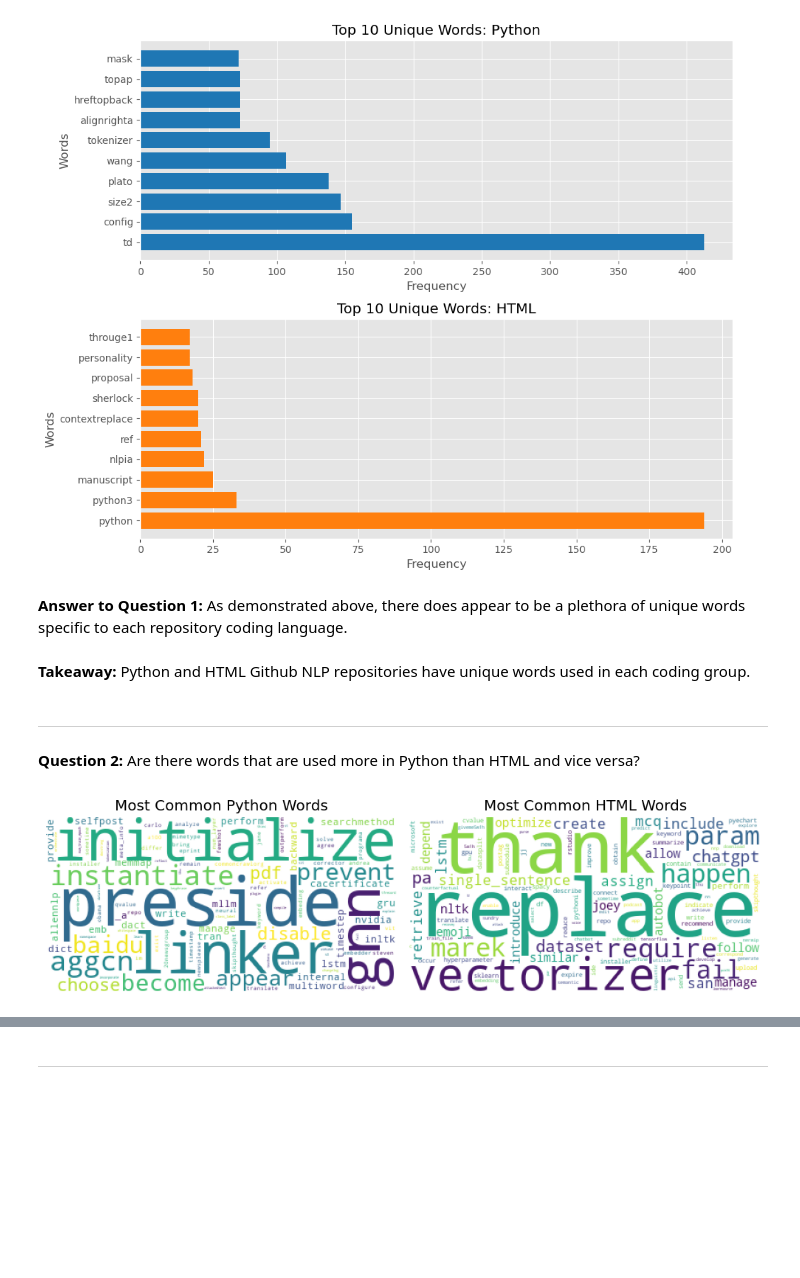
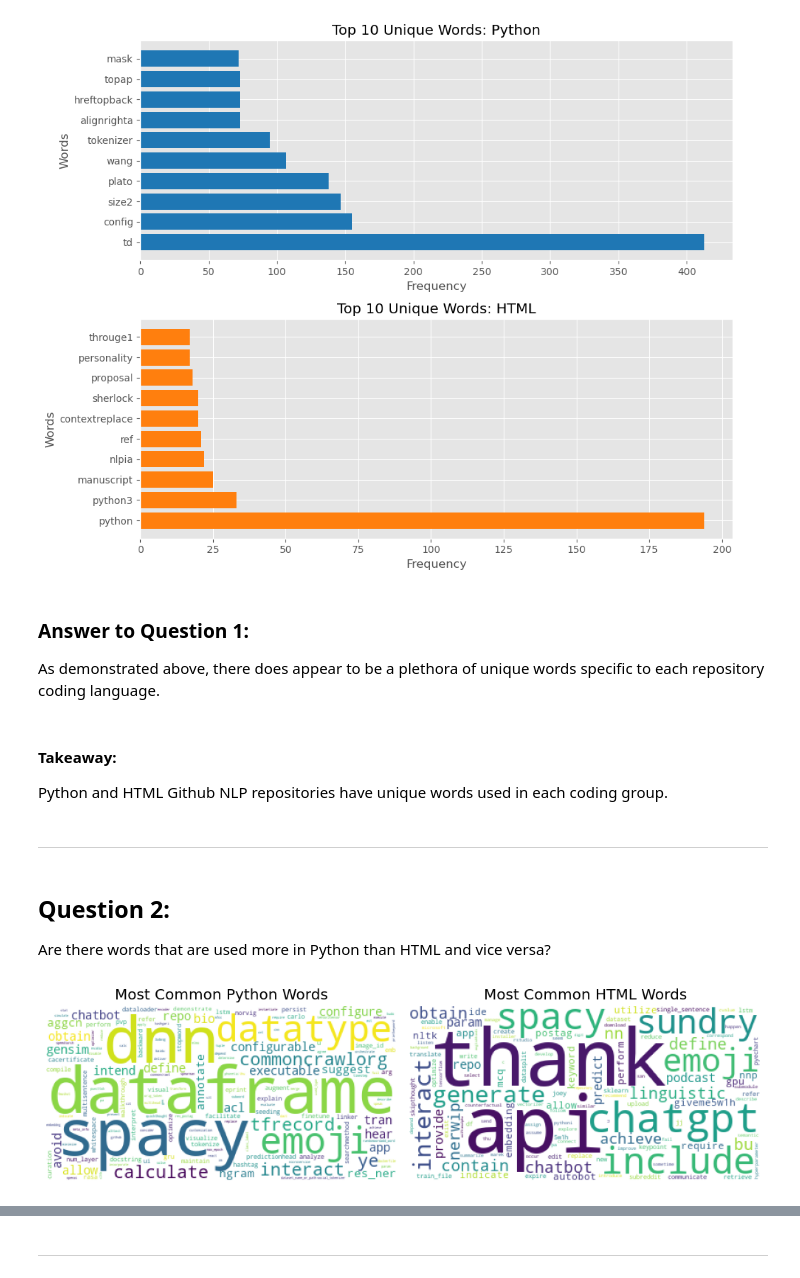
Before and after one commit to NLP-Casey-Harris-Wood-Project/nlp-project, a Jupyter notebook: final_report.ipynb, the cells around one changed output, grey strips where cells are left out. Cells and saved outputs as stored; diff of their text form; code cells hidden in the pictures; blank space fills up the shorter version.

```diff
--- a/final_report.ipynb
+++ b/final_report.ipynb
@@ -140,0 +148,2 @@ prepped_df.shape
+# %%
+train, validate, test = f.train_split(prepped_df)
@@ -162,18 +174,21 @@ f.visual2()
 # %% [output]
 [figure]
 # %% [markdown]
-<b>Answer to Question 1:</b> As demonstrated above, there does appear to be a plethora of unique words specific to each repository coding language.
+### <b> Answer to Question 1: </b>
+As demonstrated above, there does appear to be a plethora of unique words specific to each repository coding language.
 # %% [markdown]
-<b>Takeaway:</b> Python and HTML Github NLP repositories have unique words used in each coding group.
+#### <b> Takeaway: </b>
+Python and HTML Github NLP repositories have unique words used in each coding group.
 # %% [markdown]
 ---
 # %% [markdown]
-<b>Question 2:</b> Are there words that are used more in Python than HTML and vice versa?
+## <b> Question 2: </b>
+Are there words that are used more in Python than HTML and vice versa?
 # %%
 # Using the final.py file...
 # Show the most commonly used words across repositories
 # via wordclouds of both Python and HTML repositories
-f.visual3()
+f.visual3(train)
 # %% [output]
-[figure, old version]
+[figure, new version]
 # %% [markdown]
```
Also changed, not shown: parts of 38 cells of this notebook, 4 other files.
